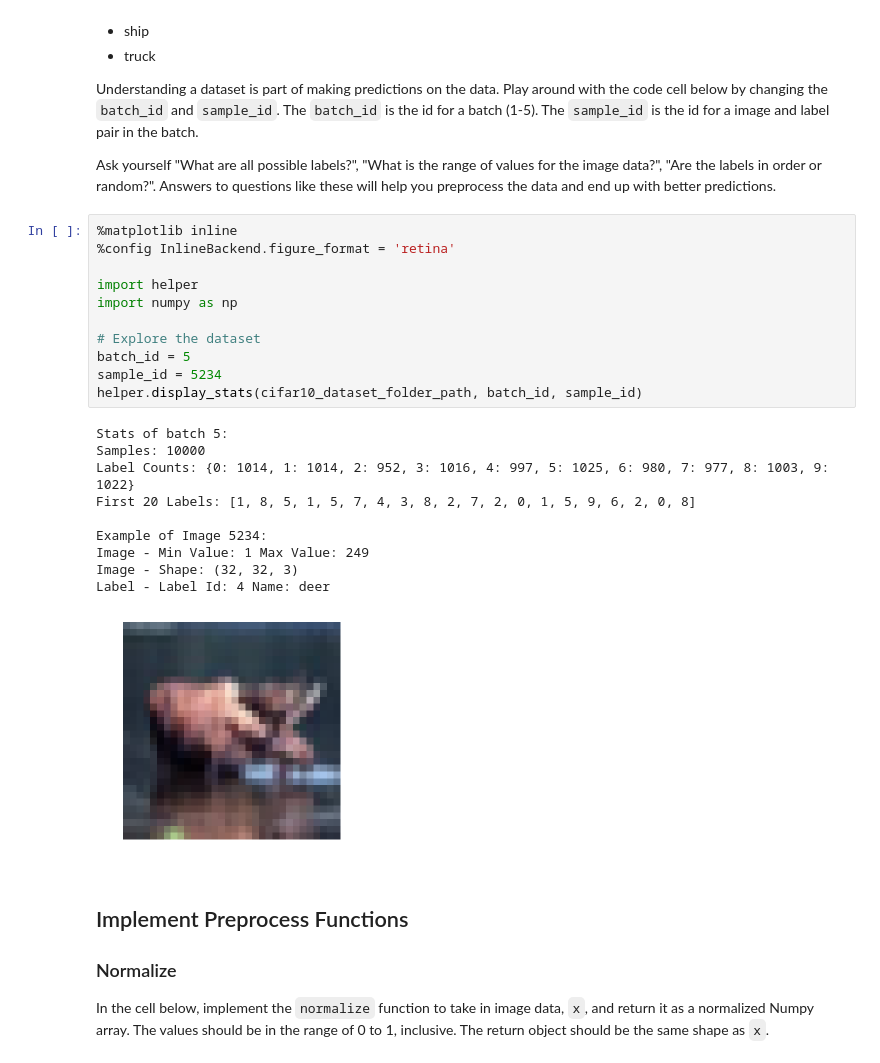
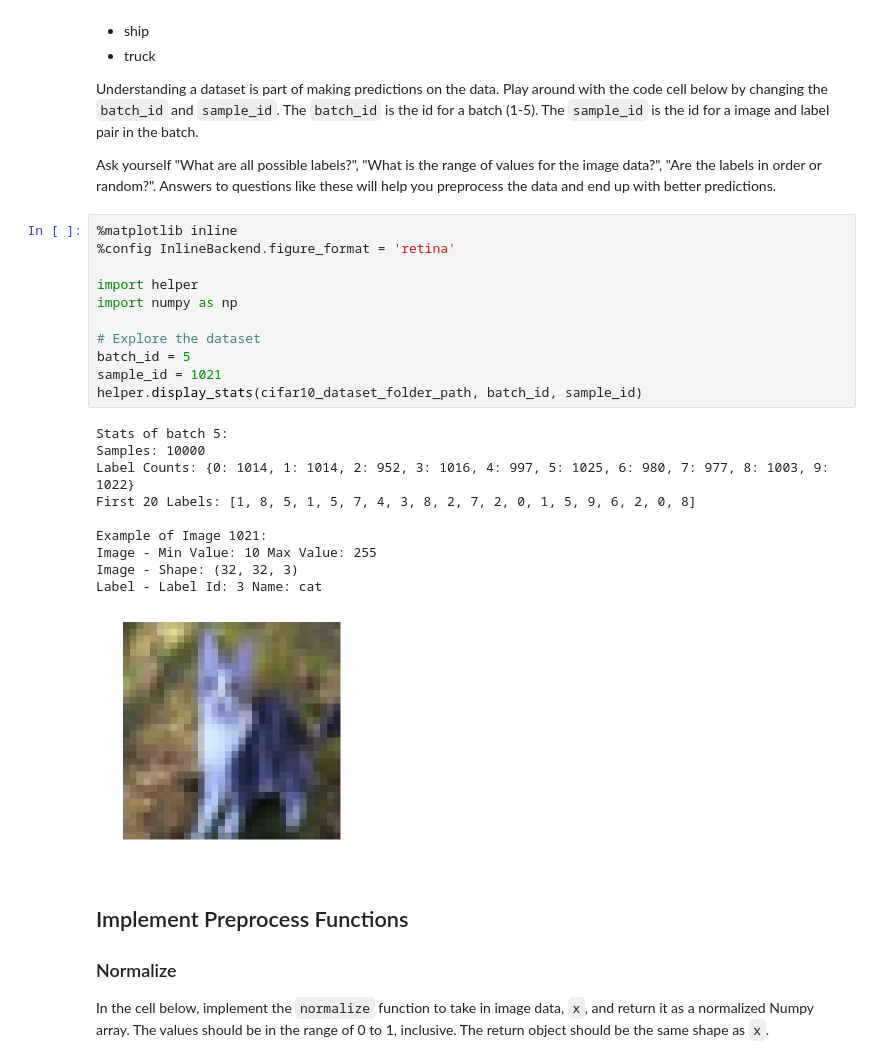
Before and after one commit to PramodShenoy/Image-Classification, a Jupyter notebook: dlnd_image_classification.ipynb, the cells around one changed output. Drawn from its saved outputs; the diff is of its cells as text.

```diff
--- a/dlnd_image_classification.ipynb
+++ b/dlnd_image_classification.ipynb
@@ -66,25 +66,25 @@ Ask yourself "What are all possible labels?", "What is the range of values for t
 # %%
 %matplotlib inline
 %config InlineBackend.figure_format = 'retina'
 
 import helper
 import numpy as np
 
 # Explore the dataset
 batch_id = 5
-sample_id = 5234
+sample_id = 1021
 helper.display_stats(cifar10_dataset_folder_path, batch_id, sample_id)
 # %% [output]
 Stats of batch 5:
 Samples: 10000
 Label Counts: {0: 1014, 1: 1014, 2: 952, 3: 1016, 4: 997, 5: 1025, 6: 980, 7: 977, 8: 1003, 9: 1022}
 First 20 Labels: [1, 8, 5, 1, 5, 7, 4, 3, 8, 2, 7, 2, 0, 1, 5, 9, 6, 2, 0, 8]
 
-Example of Image 5234:
-Image - Min Value: 1 Max Value: 249
+Example of Image 1021:
+Image - Min Value: 10 Max Value: 255
 Image - Shape: (32, 32, 3)
-Label - Label Id: 4 Name: deer
+Label - Label Id: 3 Name: cat
-[figure, old version]
+[figure, new version]
 # %% [markdown]
 ## Implement Preprocess Functions
 ### Normalize
```
Also changed, not shown: parts of 1 cell of this notebook.
